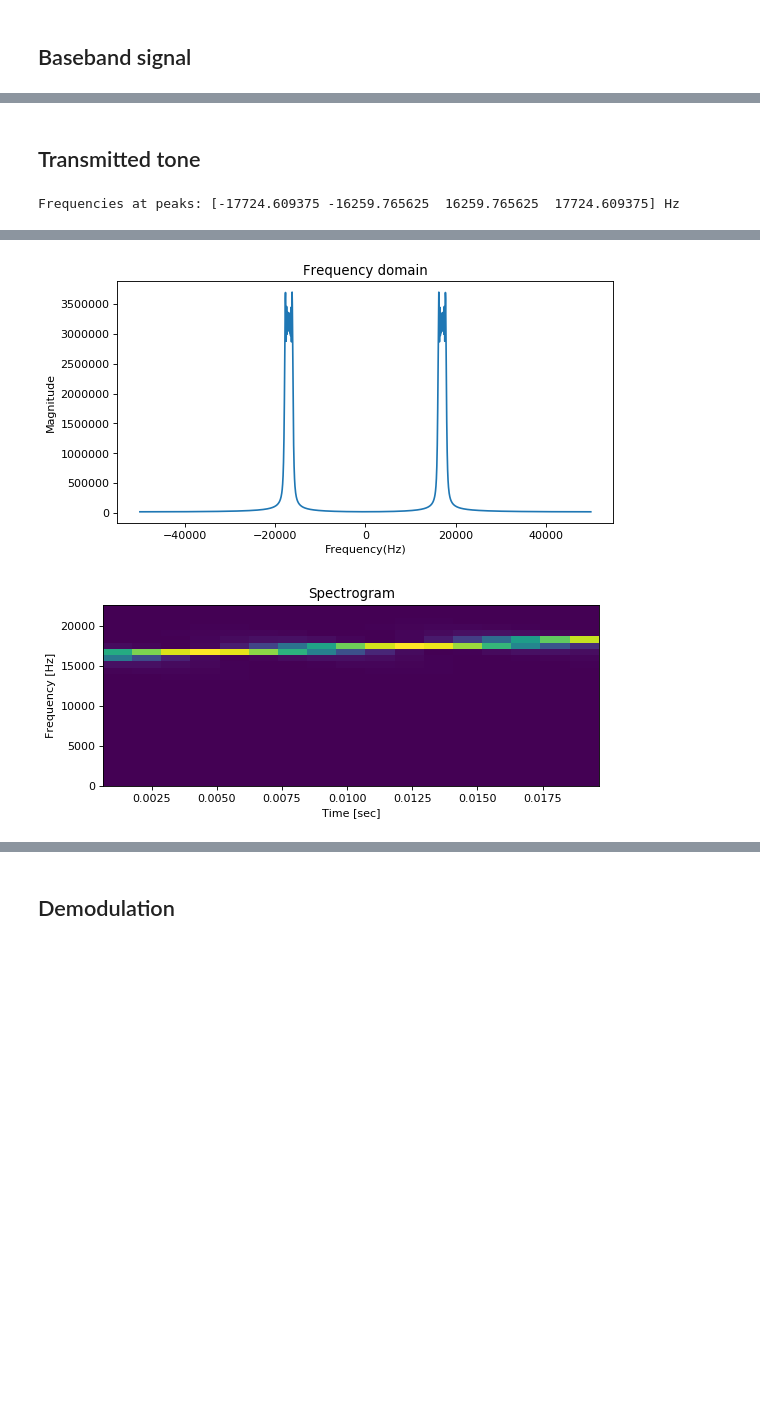
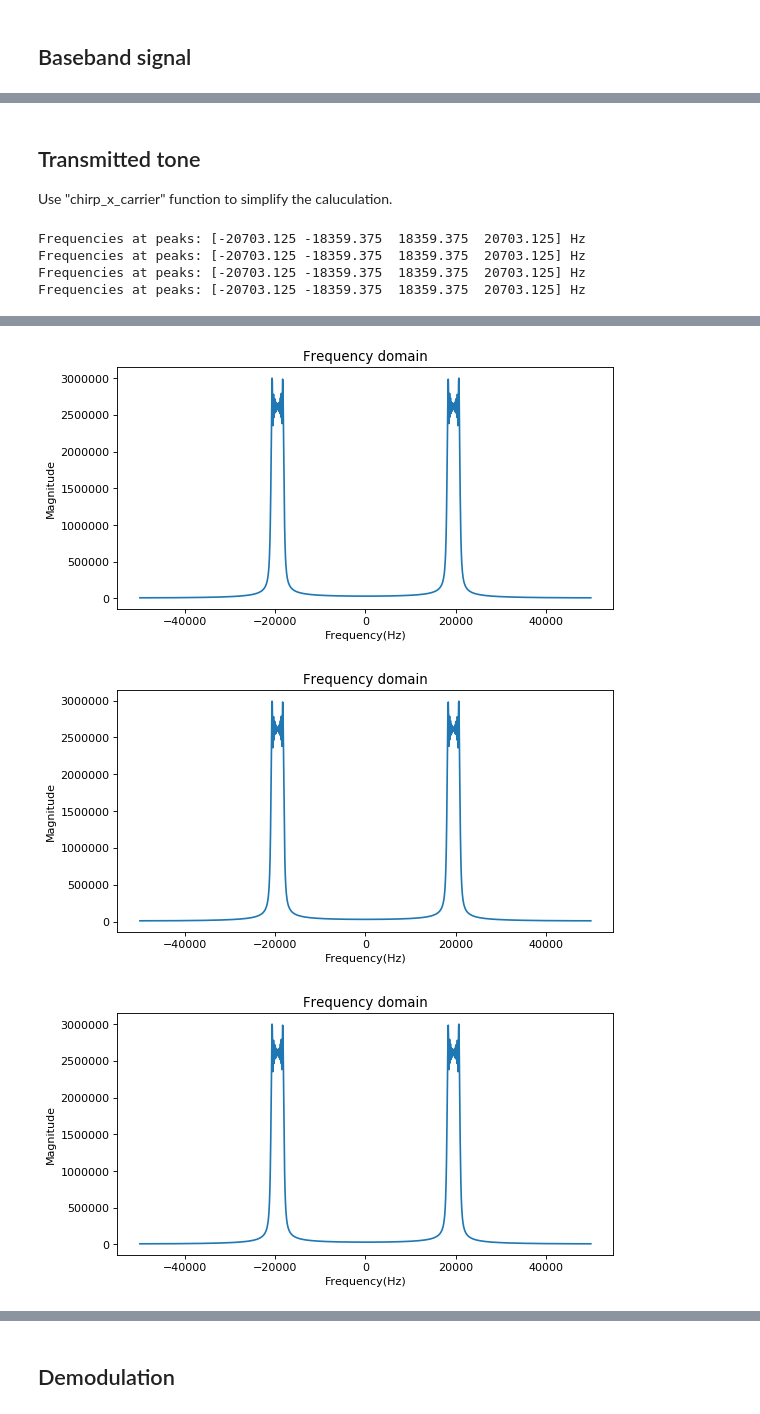
Before and after one commit to araobp/ultrasonic-communication, a Jupyter notebook: simulation/IQ_modulation.ipynb, the cells around one changed output, grey strips where cells are left out. Drawn from its saved outputs; the diff is of its cells as text; code cells hidden in the pictures; blank space fills up the shorter version.

```diff
--- a/simulation/IQ_modulation.ipynb
+++ b/simulation/IQ_modulation.ipynb
@@ -21,8 +21,10 @@ TIME_FRAME = SAMPLES/SAMPLING_RATE # Time frame in sec
 AMPLITUDE = 20000 # 16bit PCM max amplitude
 
 # Chirp sweep range in Hz
-F0 = -1000
-F1 = 1000
+# F0 = -1000
+# F1 = 1000
+F0 = 1000
+F1 = 4000
 
 CARRIER=17000
 
@@ -143,12 +145,22 @@ def carrier_IQ(iq, f=CARRIER):
     else:
         return sin(2 * pi * f * t)
 
-def chirp_IQ(iq):
+def chirp_IQ(iq, updown="up"):
     t = linspace(0, TIME_FRAME, int(TIME_FRAME * SAMPLING_RATE))
     if iq == 'i':
-        return chirp_cos()
+        return chirp_cos(updown=updown)
     else:
-        return chirp_sin()
+        return chirp_sin(updown=updown)
+
+def chirp_x_carrier(updown="up", phase=-pi/2.0):
+    t = linspace(0, TIME_FRAME, int(TIME_FRAME * SAMPLING_RATE))
+    k = float(F1 - F0)/float(TIME_FRAME)
+    if (updown == "up"):
+        f = F0 + k * t / 2.0
+    elif (updown == "down"):
+        f = F1 - k * t / 2.0
+    arg = 2 * pi * (CARRIER + f) * t + phase
+    return cos(arg) * AMPLITUDE
 
 def lpf(f, cutoff):
     WP = float(cutoff)/float(SAMPLING_RATE/2)
@@ -173,13 +185,27 @@ plot_wave(chirp(updown="down"), real_only=False)
 # %%
 Bi = chirp_IQ(iq='i')
 Bq = chirp_IQ(iq='q')
+
+Bid = chirp_IQ(iq='i', updown="down")
+Bqd = chirp_IQ(iq='q', updown="down")
 # %% [markdown]
 ## Transmitted tone
+
+Use "chirp_x_carrier" function to simplify the caluculation.
 # %%
 plot_wave(Bi*Ci)
 plot_wave(Bq*Cq)
 W = Bi*Ci - Bq*Cq
+Wd = Bid*Ci - Bqd*Cq
+WW = chirp_x_carrier()
+WWd = chirp_x_carrier(updown="down")
+
 plot_fft(W)
-plot_spectrogram(W, nperseg=128, band=30)
+plot_fft(Wd)
+plot_fft(WW)
+plot_fft(WWd)
 # %% [output]
-Frequencies at peaks: [-17724.609375 -16259.765625  16259.765625  17724.609375] Hz
+Frequencies at peaks: [-20703.125 -18359.375  18359.375  20703.125] Hz
+Frequencies at peaks: [-20703.125 -18359.375  18359.375  20703.125] Hz
+Frequencies at peaks: [-20703.125 -18359.375  18359.375  20703.125] Hz
+Frequencies at peaks: [-20703.125 -18359.375  18359.375  20703.125] Hz
@@ -188,2 +214,3 @@ Frequencies at peaks: [-17724.609375 -16259.765625  16259.765625  17724.609375]
-[figure, old version]
+[figure, new version]
-[figure, old version]
+[figure, new version]
+[figure, added]
```
Also changed, not shown: parts of 8 cells of this notebook, 1 other file.
